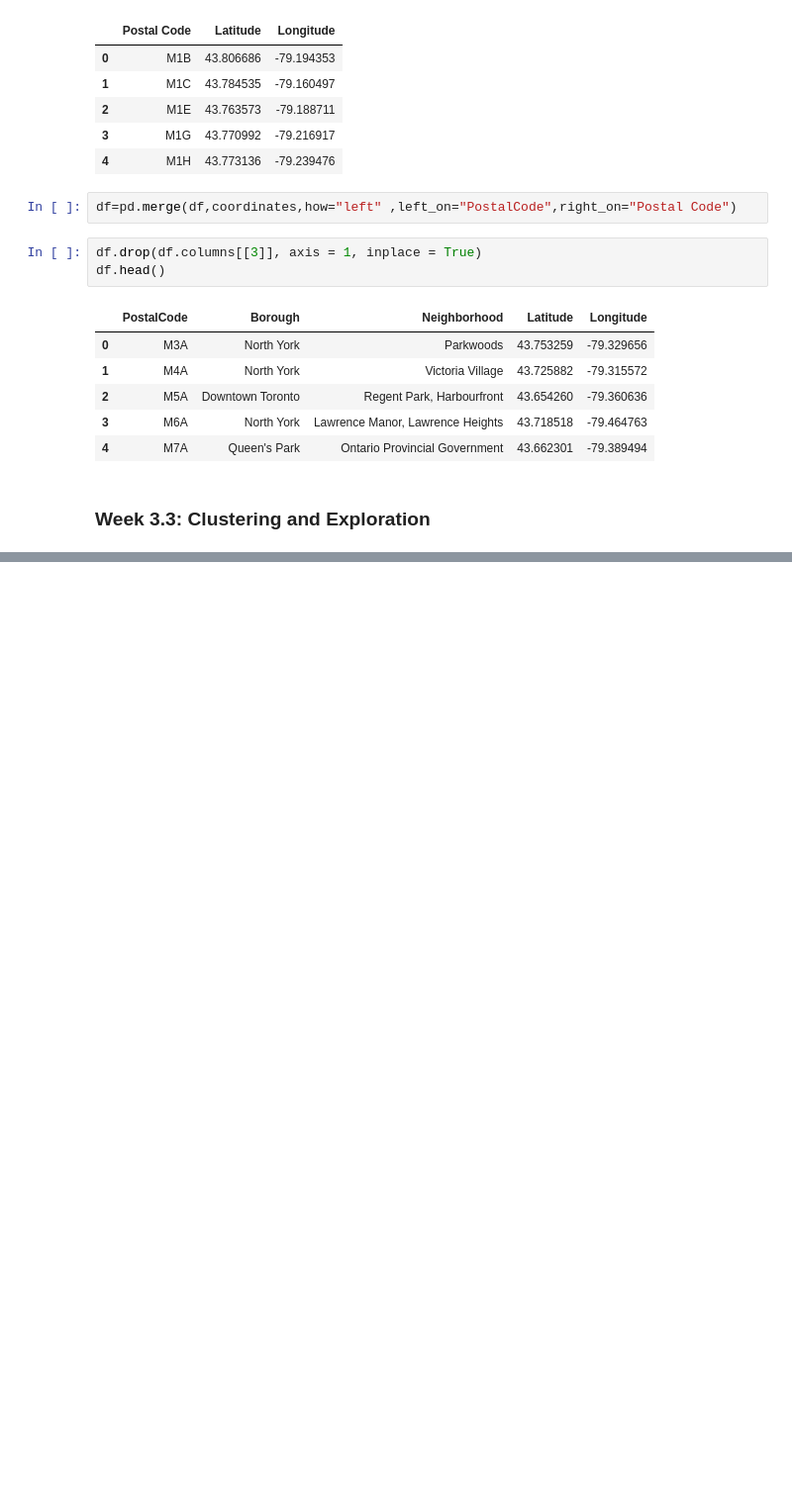
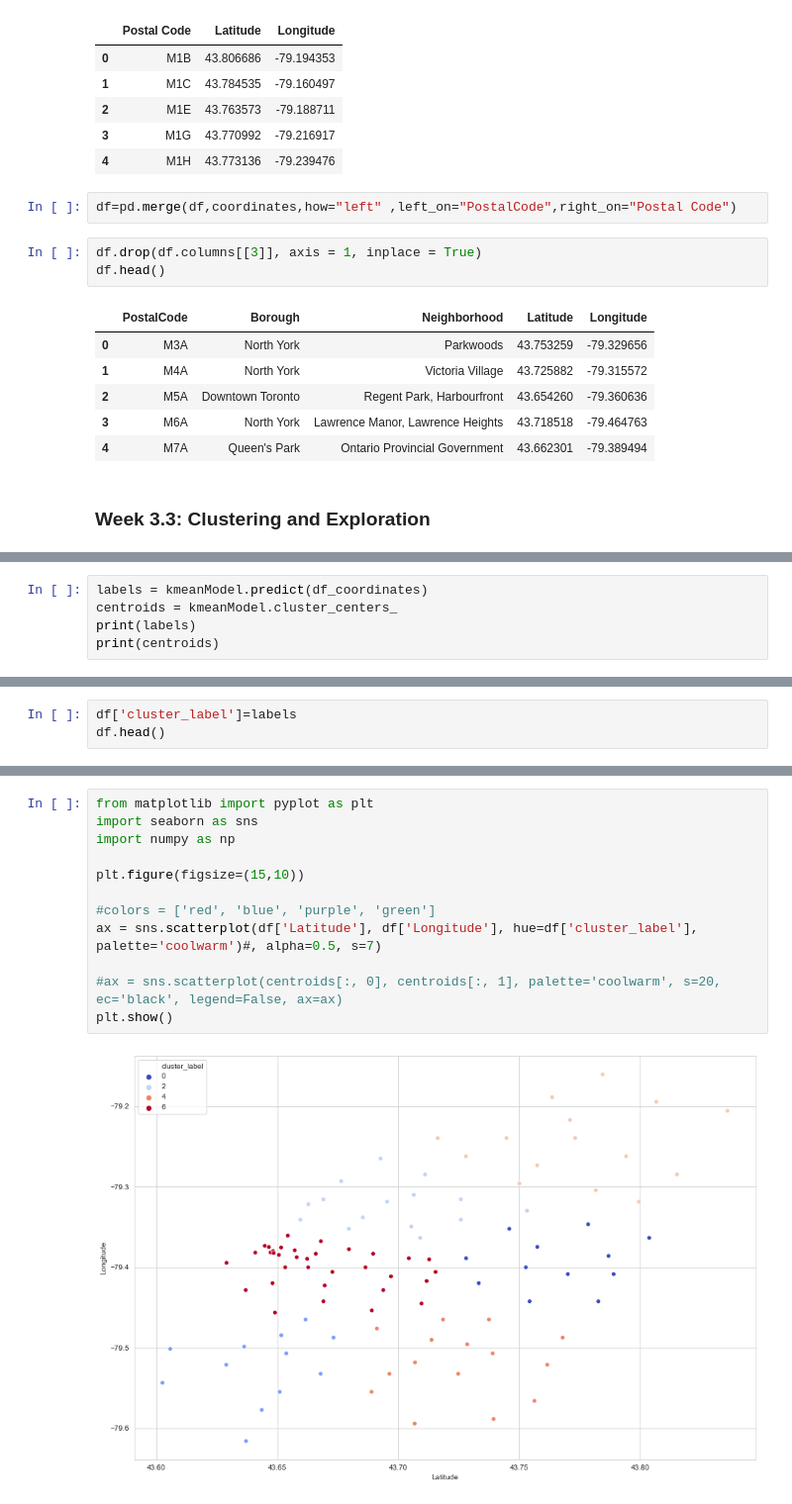
Before and after one commit to angelina-rose/IBM-Capstone, a Jupyter notebook: IBM Capstone Week 3.ipynb, the cells around one changed output, grey strips where cells are left out. Shown at 99% size. Saved outputs shown, nothing was run; the diff lists cells and outputs as text; blank space fills up the shorter version.

```diff
--- a/IBM Capstone Week 3.ipynb
+++ b/IBM Capstone Week 3.ipynb
@@ -102,0 +202,5 @@ map_toronto
+# %%
+labels = kmeanModel.predict(df_coordinates)
+centroids = kmeanModel.cluster_centers_
+print(labels)
+print(centroids)
@@ -102,0 +217,3 @@ map_toronto
+# %%
+df['cluster_label']=labels
+df.head()
@@ -102,0 +227,14 @@ map_toronto
+# %%
+from matplotlib import pyplot as plt
+import seaborn as sns
+import numpy as np
+
+plt.figure(figsize=(15,10))
+
+#colors = ['red', 'blue', 'purple', 'green']
+ax = sns.scatterplot(df['Latitude'], df['Longitude'], hue=df['cluster_label'], palette='coolwarm')#, alpha=0.5, s=7)
+
+#ax = sns.scatterplot(centroids[:, 0], centroids[:, 1], palette='coolwarm', s=20, ec='black', legend=False, ax=ax)
+plt.show()
+# %% [output]
+[figure, added]
```
Also changed, not shown: parts of 20 cells of this notebook.
